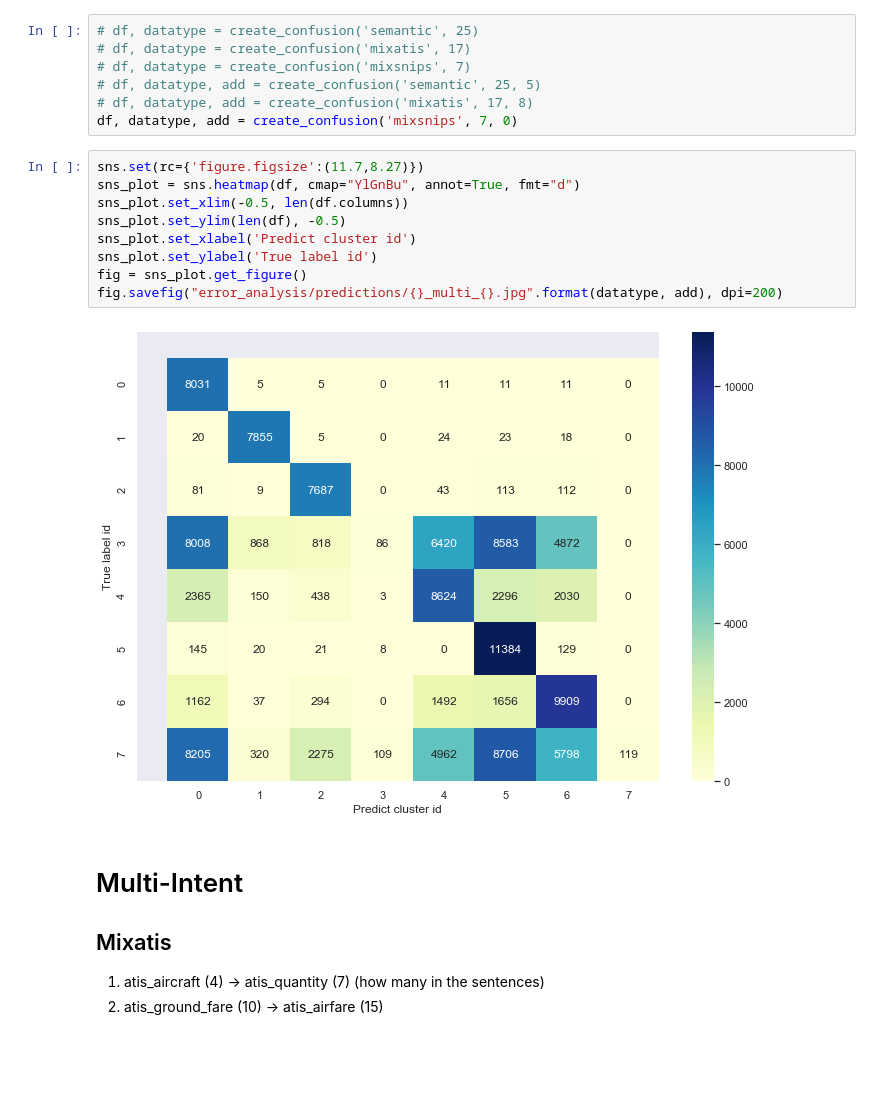
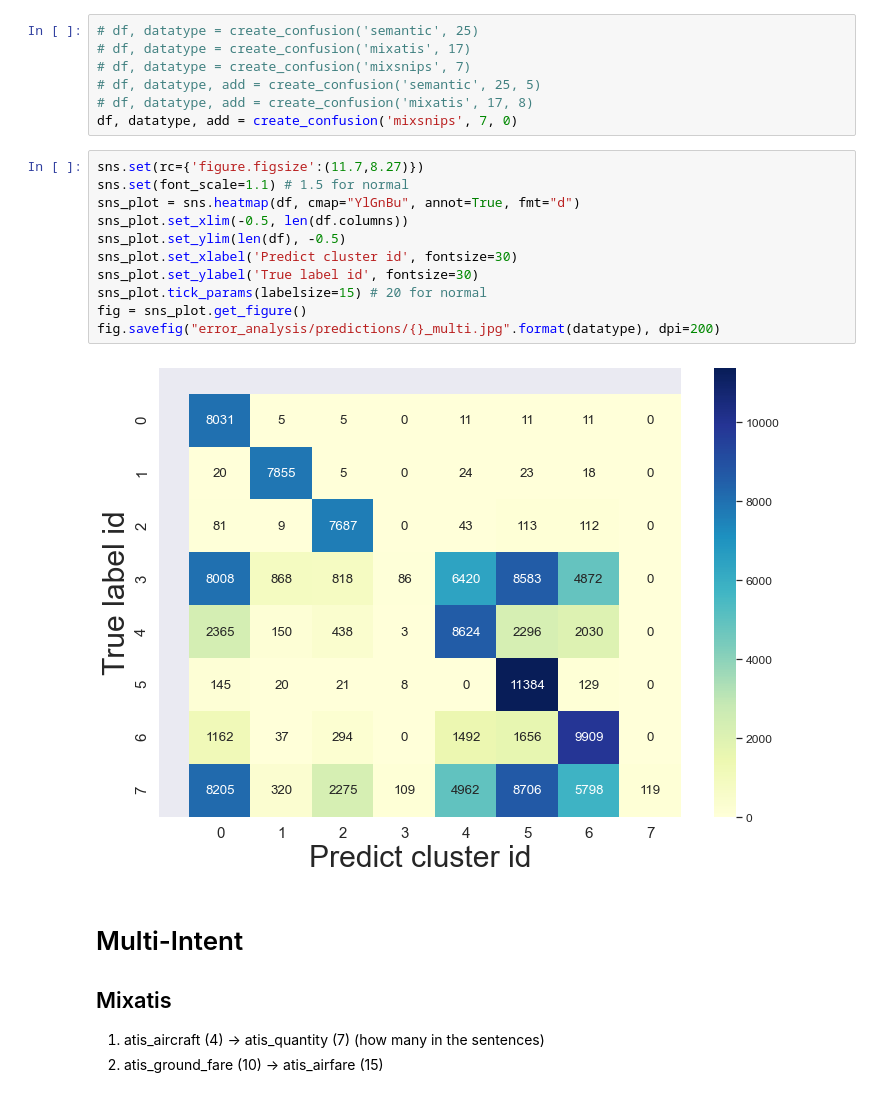
Before and after one commit to waynewu6250/Multi-intent-dialoguer, a Jupyter notebook: Processing.ipynb, the cells around one changed output. Cells and saved outputs as stored; diff of their text form; blank space fills up the shorter version.

```diff
--- a/Processing.ipynb
+++ b/Processing.ipynb
@@ -696,15 +696,17 @@ def create_confusion(datatype, num, add):
 df, datatype, add = create_confusion('mixsnips', 7, 0)
 # %%
 sns.set(rc={'figure.figsize':(11.7,8.27)})
+sns.set(font_scale=1.1) # 1.5 for normal
 sns_plot = sns.heatmap(df, cmap="YlGnBu", annot=True, fmt="d")
 sns_plot.set_xlim(-0.5, len(df.columns))
 sns_plot.set_ylim(len(df), -0.5)
-sns_plot.set_xlabel('Predict cluster id')
-sns_plot.set_ylabel('True label id')
+sns_plot.set_xlabel('Predict cluster id', fontsize=30)
+sns_plot.set_ylabel('True label id', fontsize=30)
+sns_plot.tick_params(labelsize=15) # 20 for normal
 fig = sns_plot.get_figure()
-fig.savefig("error_analysis/predictions/{}_multi_{}.jpg".format(datatype, add), dpi=200)
+fig.savefig("error_analysis/predictions/{}_multi.jpg".format(datatype), dpi=200)
 # %% [output]
-[figure, old version]
+[figure, new version]
 # %% [markdown]
 # Multi-Intent
 ## Mixatis
```
Also changed, not shown: 13 other files.
